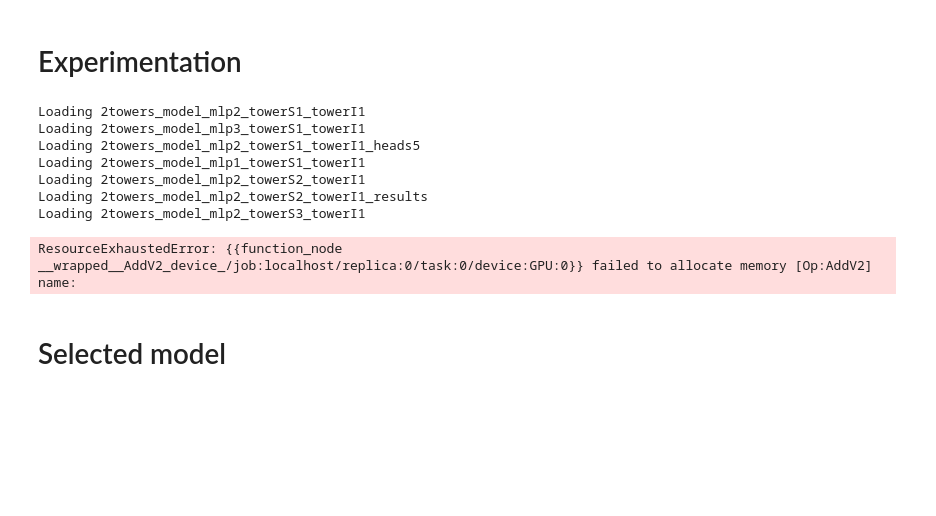
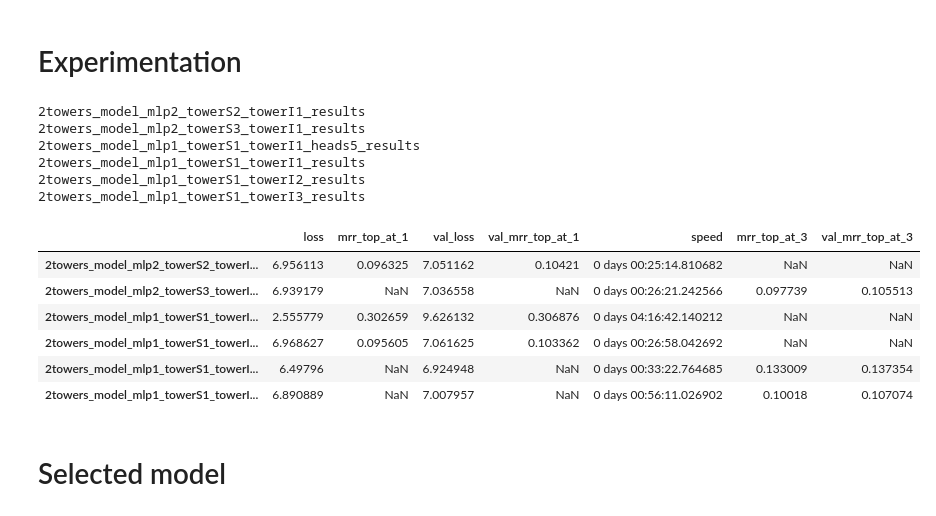
Before and after one commit to stavco9/rs-final-project, a Jupyter notebook: recsys2022/Models_for_ensemble/7a_TwoTowers.ipynb, the cells around one changed output. Cells and saved outputs as stored; diff of their text form; code cells hidden in the pictures; blank space fills up the shorter version.

```diff
--- a/recsys2022/Models_for_ensemble/7a_TwoTowers.ipynb
+++ b/recsys2022/Models_for_ensemble/7a_TwoTowers.ipynb
@@ -789,33 +789,20 @@ models = {}
 # %%
 # @title Loading trained models
 # %%
-loaded_models = {}
 loaded_results = {}
 
 directory = os.fsencode(PATH)
 for file in os.listdir(directory):
     file_path = os.fsdecode(file)
     file_name, file_extension = os.path.splitext(file_path)
-    print(f"Loading {file_name}")
-    if file_extension == '.keras':
-      loaded_models[file_name] = tf.keras.models.load_model(
-          f'{PATH}/{file_path}',
-          safe_mode=False,
-          custom_objects={
-              "mrr_top": MRRTopAt(at=100),
-              "TransformerBlock": TransformerBlock,
-              "TokenAndPositionEmbedding": TokenAndPositionEmbedding,
-              "PositionEmbedding": PositionEmbedding
-          })
-    elif file_extension == '.pkl':
+    if file_extension == '.pkl':
+      print(file_name)
       with open(f'{PATH}/{file_path}', 'rb') as f:
         loaded_results[file_name] = pickle.load(f)
 # %% [output]
-Loading 2towers_model_mlp2_towerS1_towerI1
-Loading 2towers_model_mlp3_towerS1_towerI1
-Loading 2towers_model_mlp2_towerS1_towerI1_heads5
-Loading 2towers_model_mlp1_towerS1_towerI1
-Loading 2towers_model_mlp2_towerS2_towerI1
-Loading 2towers_model_mlp2_towerS2_towerI1_results
-Loading 2towers_model_mlp2_towerS3_towerI1
+2towers_model_mlp2_towerS2_towerI1_results
+2towers_model_mlp2_towerS3_towerI1_results
+2towers_model_mlp1_towerS1_towerI1_heads5_results
+2towers_model_mlp1_towerS1_towerI1_results
+2towers_model_mlp1_towerS1_towerI2_results
+2towers_model_mlp1_towerS1_towerI3_results
-ResourceExhaustedError: {{function_node __wrapped__AddV2_device_/job:localhost/replica:0/task:0/device:GPU:0}} failed to allocate memory [Op:AddV2] name:
@@ -833,2 +809,13 @@ ResourceExhaustedError: {{function_node __wrapped__AddV2_device_/job:localhost/r
+# %%
+table = pd.DataFrame(loaded_results)
+table.T
+# %% [output]
+|  | loss | mrr_top_at_1 | val_loss | val_mrr_top_at_1 | speed | mrr_top_at_3 | val_mrr_top_at_3 |
+| 2towers_model_mlp2_towerS2_towerI... | 6.956113 | 0.096325 | 7.051162 | 0.10421 | 0 days 00:25:14.810682 | NaN | NaN |
+| 2towers_model_mlp2_towerS3_towerI... | 6.939179 | NaN | 7.036558 | NaN | 0 days 00:26:21.242566 | 0.097739 | 0.105513 |
+| 2towers_model_mlp1_towerS1_towerI... | 2.555779 | 0.302659 | 9.626132 | 0.306876 | 0 days 04:16:42.140212 | NaN | NaN |
+| 2towers_model_mlp1_towerS1_towerI... | 6.968627 | 0.095605 | 7.061625 | 0.103362 | 0 days 00:26:58.042692 | NaN | NaN |
+| 2towers_model_mlp1_towerS1_towerI... | 6.49796 | NaN | 6.924948 | NaN | 0 days 00:33:22.764685 | 0.133009 | 0.137354 |
+| 2towers_model_mlp1_towerS1_towerI... | 6.890889 | NaN | 7.007957 | NaN | 0 days 00:56:11.026902 | 0.10018 | 0.107074 |
 # %% [markdown]
 # Selected model
```
Also changed, not shown: parts of 10 cells of this notebook.
